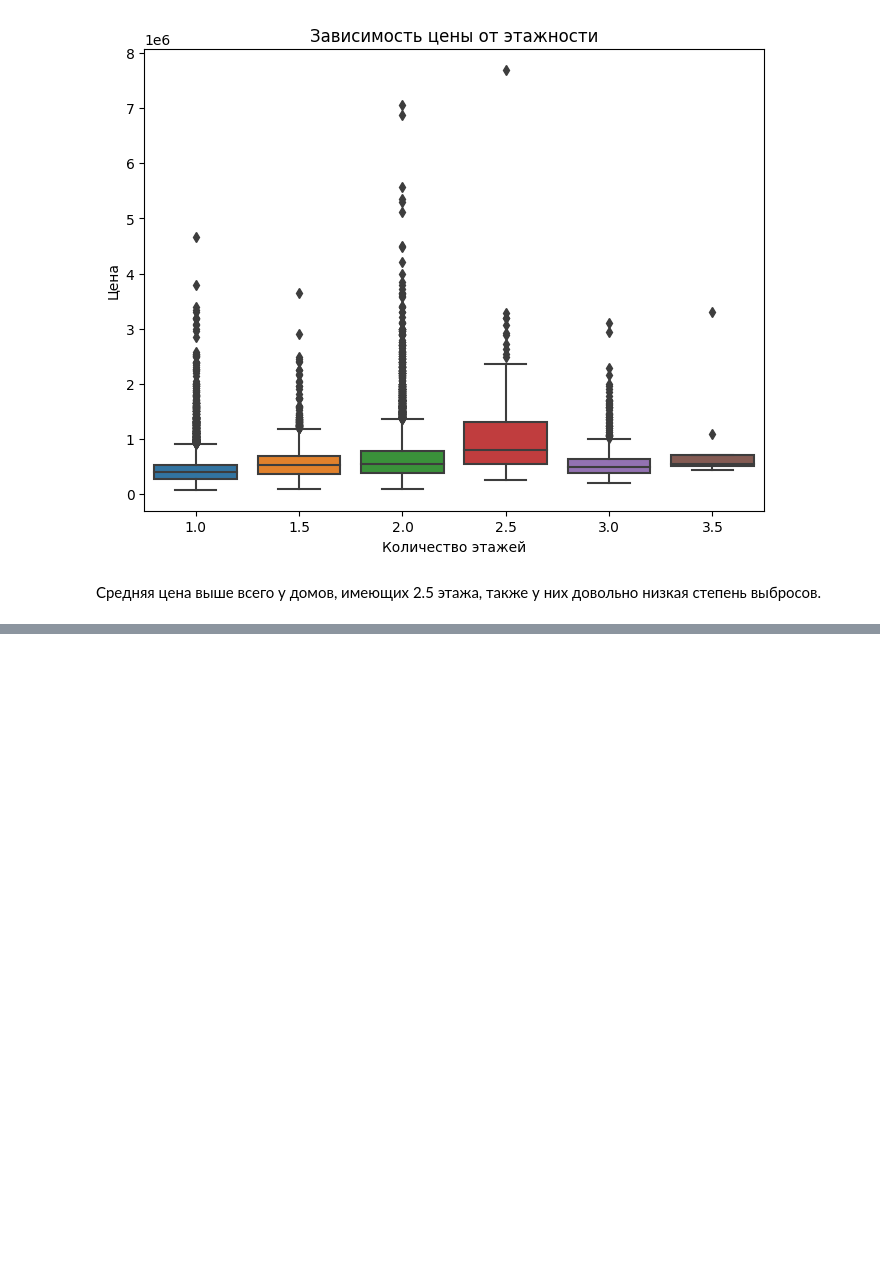
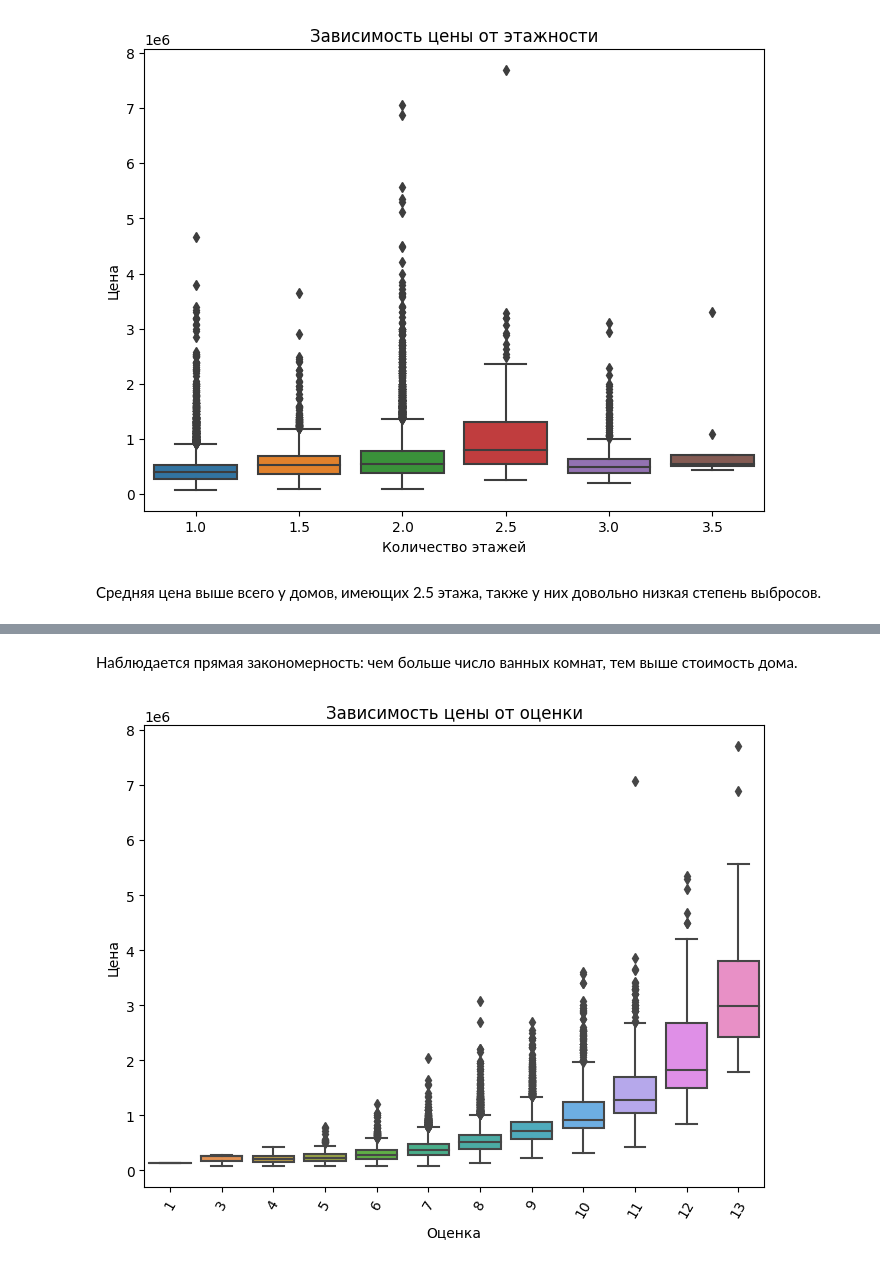
Before and after one commit to Amberalex42/python, a Jupyter notebook: Jupyter/Семинар4_HW.ipynb, the cells around one changed output, grey strips where cells are left out. Cells and saved outputs as stored; diff of their text form; code cells hidden in the pictures; blank space fills up the shorter version.

```diff
--- a/Jupyter/Семинар4_HW.ipynb
+++ b/Jupyter/Семинар4_HW.ipynb
@@ -144,0 +153,11 @@ Text(0, 0.5, 'Цена')
+# %% [markdown]
+Наблюдается прямая закономерность: чем больше число ванных комнат, тем выше стоимость дома.
+# %%
+plt.figure(figsize=(8, 6))
+sns.boxplot(y=df['price'], x=df['grade'], whis=1.5)
+plt.title('Зависимость цены от оценки')
+plt.xlabel('Оценка')
+plt.ylabel('Цена')
+plt.xticks(rotation=60);
+# %% [output]
+[figure, added]
```
Also changed, not shown: parts of 4 cells of this notebook.
